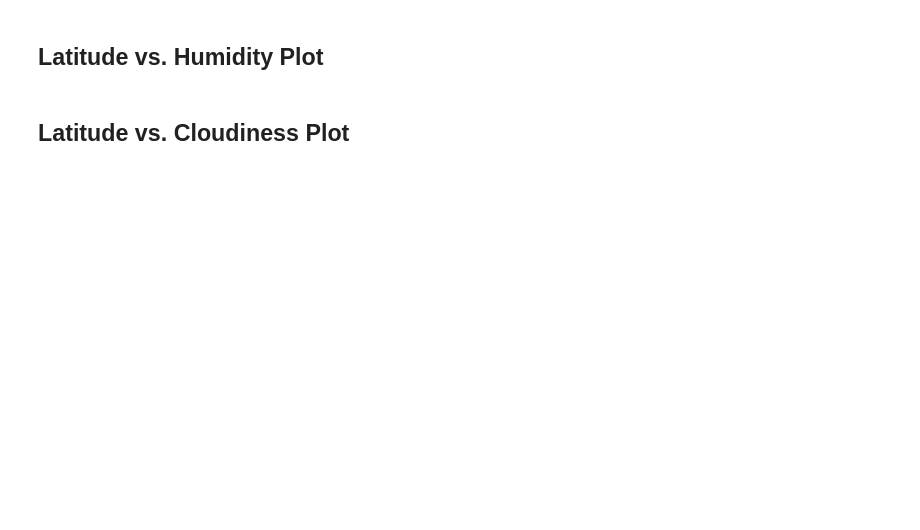
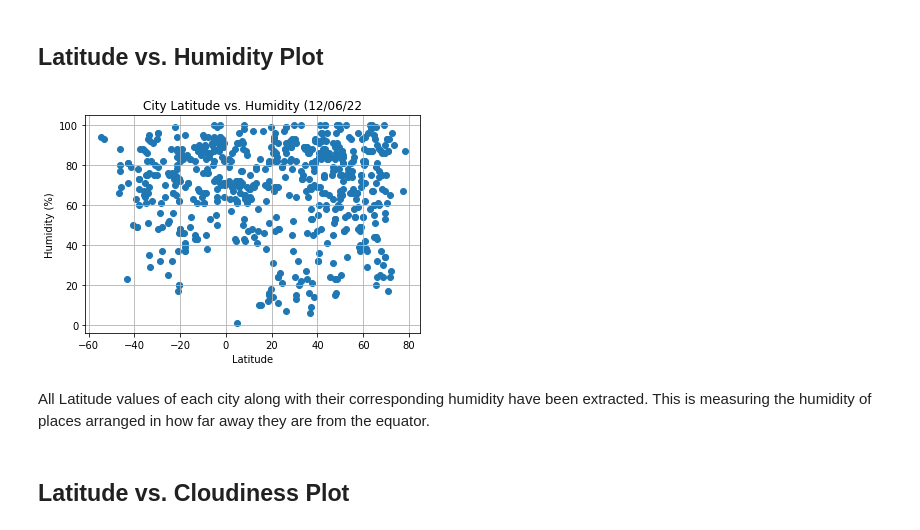
Before and after one commit to denk-ie/python-api-challenge, a Jupyter notebook: WeatherPy/WeatherPy.ipynb, the cells around one changed output. Drawn from its saved outputs; the diff is of its cells as text; code cells hidden in the pictures; blank space fills up the shorter version.

```diff
--- a/WeatherPy/WeatherPy.ipynb
+++ b/WeatherPy/WeatherPy.ipynb
@@ -142,4 +153,16 @@ Skip this step if there are no cities that have humidity > 100%.
 # %% [markdown]
 ## Latitude vs. Humidity Plot
+# %%
+plot_humidity = weather_data["Humidity"]
+plt.scatter(plot_lat, plot_humidity)
+plt.title("City Latitude vs. Humidity (12/06/22")
+plt.xlabel("Latitude")
+plt.ylabel("Humidity (%)")
+plt.grid()
+plt.savefig("output_data/Fig2.png")
+# %% [output]
+[figure, added]
+# %% [markdown]
+All Latitude values of each city along with their corresponding humidity have been extracted. This is measuring the humidity of places arranged in how far away they are from the equator.
 # %% [markdown]
 ## Latitude vs. Cloudiness Plot
```
Also changed, not shown: parts of 30 cells of this notebook, 13 other files.
